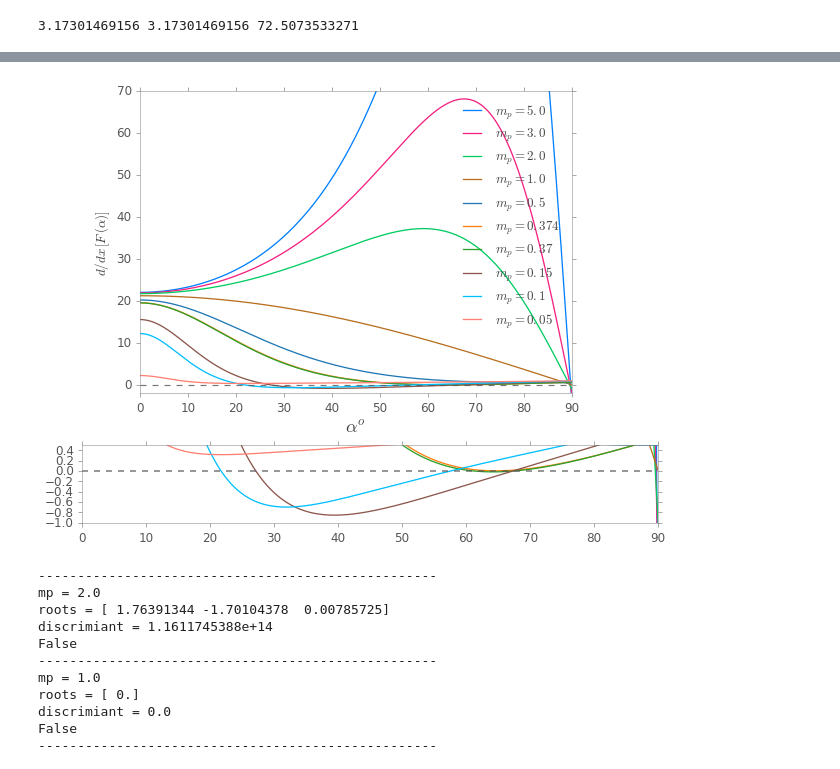
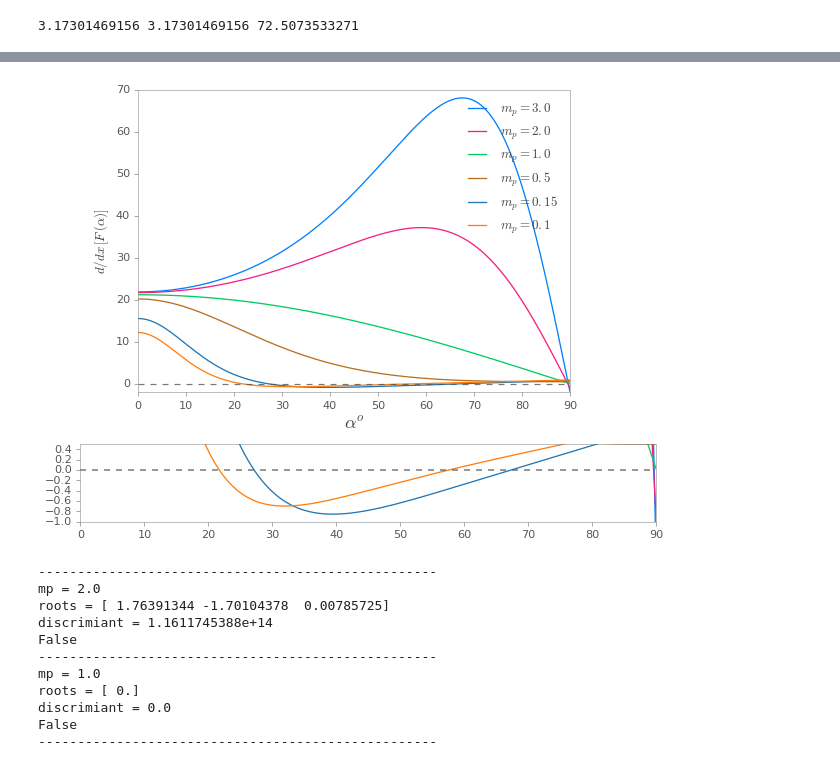
Before and after one commit to indranilsinharoy/phd-artifacts, a Jupyter notebook: chapters/chapter03_geometricmodel/code/StudyOfAngularRelationshipsForLensTiltForFocusing.ipynb, the cells around one changed output, grey strips where cells are left out. Drawn from its saved outputs; the diff is of its cells as text; code cells hidden in the pictures.

```diff
--- a/chapters/chapter03_geometricmodel/code/StudyOfAngularRelationshipsForLensTiltForFocusing.ipynb
+++ b/chapters/chapter03_geometricmodel/code/StudyOfAngularRelationshipsForLensTiltForFocusing.ipynb
@@ -570,32 +628,54 @@ plt.show()
 # %%
 # plot of the first derivative
+FIGURE_FOR_WORD = False
 
 zo=-509.0
 f = 24.0
-#fig, (ax0, ax1) = plt.subplots(2, 1, figsize=(9, 11))
-fig = plt.figure(figsize=(8, 6))
+
+if FIGURE_FOR_WORD:
+    fig = plt.figure(figsize=(6.4, 4.8))
+    tsf = 1.0  # text scale factor
+else:
+    fig = plt.figure(figsize=(8, 6))
+    tsf = 1.25
+
 ax0 = fig.add_axes([0.1, 0.3, 0.75, 0.7])  # [*left*, *bottom*, *width*, *height*]
 ax1 = fig.add_axes([0.0, 0.0, 1.0, 0.18,])
+
 alpha = np.linspace(0., 89.9999, 1000)
 #alpha = np.linspace(-89.9999, 89.9999, 1000)
-for i, mp in enumerate([5.0, 3.0, 2.0, 1.0, 0.5, 0.374, 0.37, 0.15, 0.1, 0.05]):
+
+#for i, mp in enumerate([5.0, 3.0, 2.0, 1.0, 0.5, 0.374, 0.37, 0.15, 0.1, 0.05]):
+for i, mp in enumerate([3.0, 2.0, 1.0, 0.5, 0.15, 0.1]):
     legTxt = r'$m_p={}$'.format(mp)
     ax0.plot(alpha, first_derivative_Falpha(zo, f, mp, alpha), label=legTxt)
     ax1.plot(alpha, first_derivative_Falpha(zo, f, mp, alpha))
+
+# ticks
+for ax in [ax0, ax1]:
+    ax.yaxis.set_ticks_position('left')
+    for tick in ax.xaxis.get_major_ticks():
+        tick.label.set_fontsize(9*tsf)
+    for tick in ax.yaxis.get_major_ticks():
+        tick.label.set_fontsize(9*tsf)
+ax0.xaxis.set_ticks_position('bottom')
+ax1.xaxis.set_ticks_position('bottom')
 
 # plot the case of mp=1 separately to verify
 # ax0.plot(alpha, -(zo/f)*cosd(alpha), 'b', linestyle='dashed') # It does overlap
 
 ax0.axhline(color='#555555', alpha=0.8, lw=1.2, linestyle='dashed')
 ax1.axhline(color='#555555', alpha=0.8, lw=1.5, linestyle='dashed')
+
 ax0.legend()   # TO DO:: Put the legend outside the ax0 to the left
+
 ax0.set_ylim(-2, 70)
 ax1.set_ylim(-1.0, 0.5)
 ax0.set_ylabel(r'$d/dx \, [F\,(\alpha)]$')
 ax0.set_xlabel(r'$\alpha^o$', fontsize=18)
 plt.show()
 # %% [output]
-[figure, old version]
+[figure, new version]
 # %%
 def first_derivative_has_real_roots(zo, f, mp, alpha0=-89.0, alpha1=89.0):
     """returns True if the first derivative of the function F(alpha) have real roots
```
Also changed, not shown: parts of 2 cells of this notebook, 9 other files.
